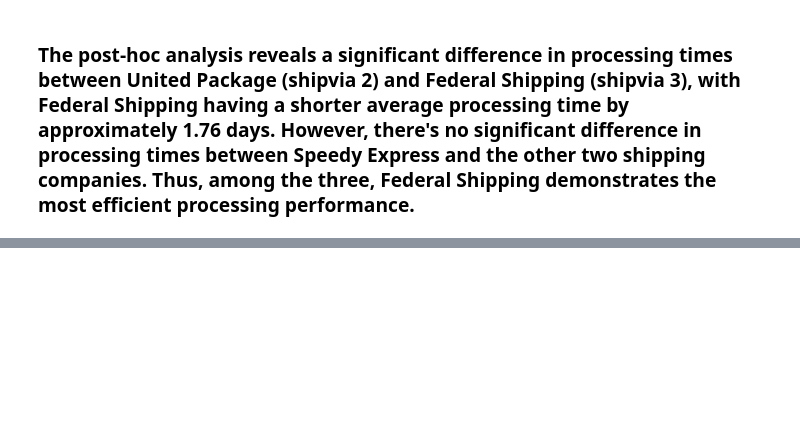
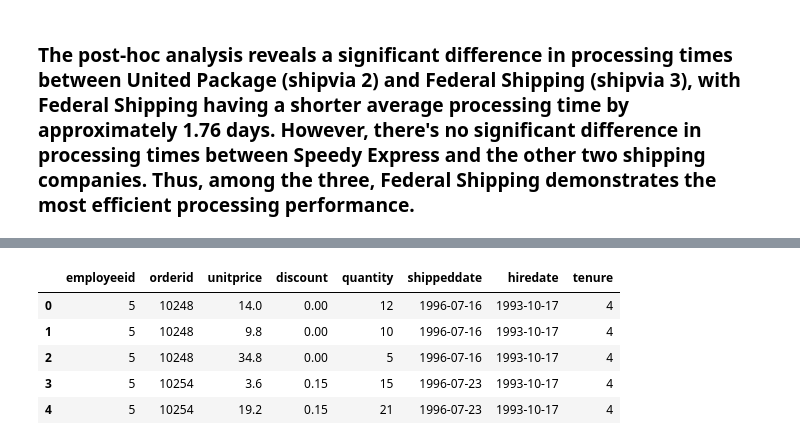
Before and after one commit to nani2357/Statistical-Analysis-on-Northwind-Sample-Database, a Jupyter notebook: Notebooks/hypothesis_testing.ipynb, the cells around one changed output, grey strips where cells are left out. Drawn from its saved outputs; the diff is of its cells as text; code cells hidden in the pictures; blank space fills up the shorter version.

```diff
--- a/Notebooks/hypothesis_testing.ipynb
+++ b/Notebooks/hypothesis_testing.ipynb
@@ -1455,0 +1462,22 @@ plt.show()
+# %%
+# Joining the tables
+sales_df = orders.merge(orders_details, on='orderid').merge(employees, on='employeeid')
+
+# Extracting the necessary columns
+selected_columns = ['employeeid', 'orderid', 'unitprice', 'discount', 'quantity', 'shippeddate', 'hiredate']
+emply_sales = sales_df[selected_columns]
+
+# Finding the latest shipped date in the dataset
+latest_shipped_date = pd.to_datetime(emply_sales['shippeddate']).max()
+
+# Calculating the tenure of each sale using the latest shipped date as the reference
+emply_sales['tenure'] = (latest_shipped_date - pd.to_datetime(df['hiredate'])).dt.days // 365  # Tenure in years
+
+emply_sales.head()
+# %% [output]
+|  | employeeid | orderid | unitprice | discount | quantity | shippeddate | hiredate | tenure |
+| 0 | 5 | 10248 | 14.0 | 0.00 | 12 | 1996-07-16 | 1993-10-17 | 4 |
+| 1 | 5 | 10248 | 9.8 | 0.00 | 10 | 1996-07-16 | 1993-10-17 | 4 |
+| 2 | 5 | 10248 | 34.8 | 0.00 | 5 | 1996-07-16 | 1993-10-17 | 4 |
+| 3 | 5 | 10254 | 3.6 | 0.15 | 15 | 1996-07-23 | 1993-10-17 | 4 |
+| 4 | 5 | 10254 | 19.2 | 0.15 | 21 | 1996-07-23 | 1993-10-17 | 4 |
```
Also changed, not shown: parts of 9 cells of this notebook.
